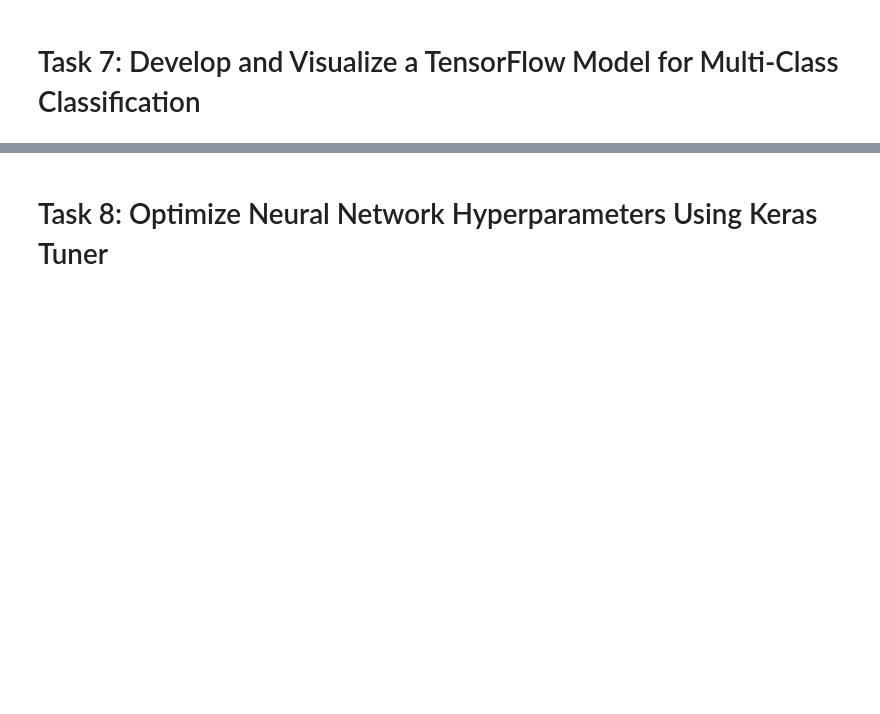
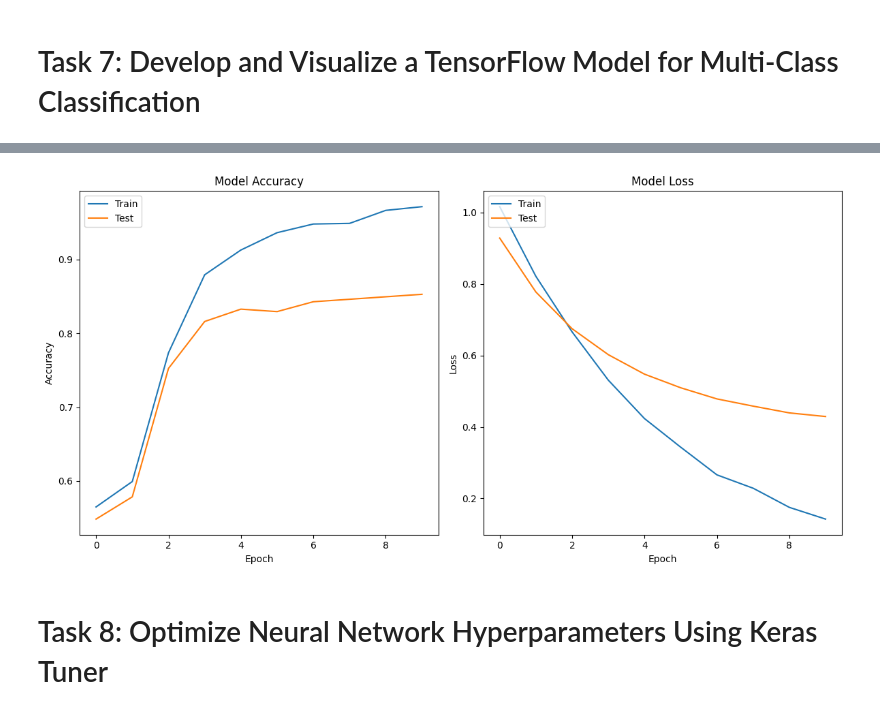
Before and after one commit to debdattasarkar/Sentiment-Analysis-Using-TensorFlow, a Jupyter notebook: starter.ipynb, the cells around one changed output, grey strips where cells are left out. Cells and saved outputs as stored; diff of their text form; code cells hidden in the pictures; blank space fills up the shorter version.

```diff
--- a/starter.ipynb
+++ b/starter.ipynb
@@ -155,0 +300,6 @@ plt.plot()
+# %%
+# Convert the sparse matrix from vectorization into a dense matrix for model compatibility.
+# Convert sparse matrices to dense for the model input
+X_train_dense = X_train.todense()
+X_test_dense = X_test.todense()
+X_train_dense
@@ -161,0 +334,6 @@ plt.plot()
+# %%
+# Compile the Sequential model:
+# Compile the model with an optimizer, loss function, and evaluation metric
+model.compile(optimizer='adam',
+              loss='sparse_categorical_crossentropy',
+              metrics=['accuracy'])
@@ -161,0 +360,7 @@ plt.plot()
+# %%
+# Train the model with the dataset:
+# Fit the model to the training data, validating against the test data
+history = model.fit(X_train_dense, y_train,
+                    epochs=10,
+                    batch_size=32,
+                    validation_data=(X_test_dense, y_test))
@@ -162,3 +399,34 @@ plt.plot()
+# %%
+# Visualize the training and validation metrics:
+# Import matplotlib for plotting
+import matplotlib.pyplot as plt
+
+# Set up the plotting environment
+plt.figure(figsize=(12,6))
+
+# Plot accuracy
+plt.subplot(1,2,1)
+plt.plot(history.history['accuracy'])
+plt.plot(history.history['val_accuracy'])
+plt.title('Model Accuracy')
+plt.ylabel('Accuracy')
+plt.xlabel('Epoch')
+plt.legend(['Train', 'Test'], loc='upper left')
+
+# Plot loss
+plt.subplot(1,2,2)
+plt.plot(history.history['loss'])
+plt.plot(history.history['val_loss'])
+plt.title('Model Loss')
+plt.ylabel('Loss')
+plt.xlabel('Epoch')
+plt.legend(['Train', 'Test'], loc='upper left')
+
+# Adjust the layout and display the plots
+plt.tight_layout()
+plt.show()
+# %% [output]
+[figure, added]
 # %% [markdown]
 # Task 8: Optimize Neural Network Hyperparameters Using Keras Tuner
 # %% [markdown]
```
Also changed, not shown: parts of 37 cells of this notebook, 1 other file.
